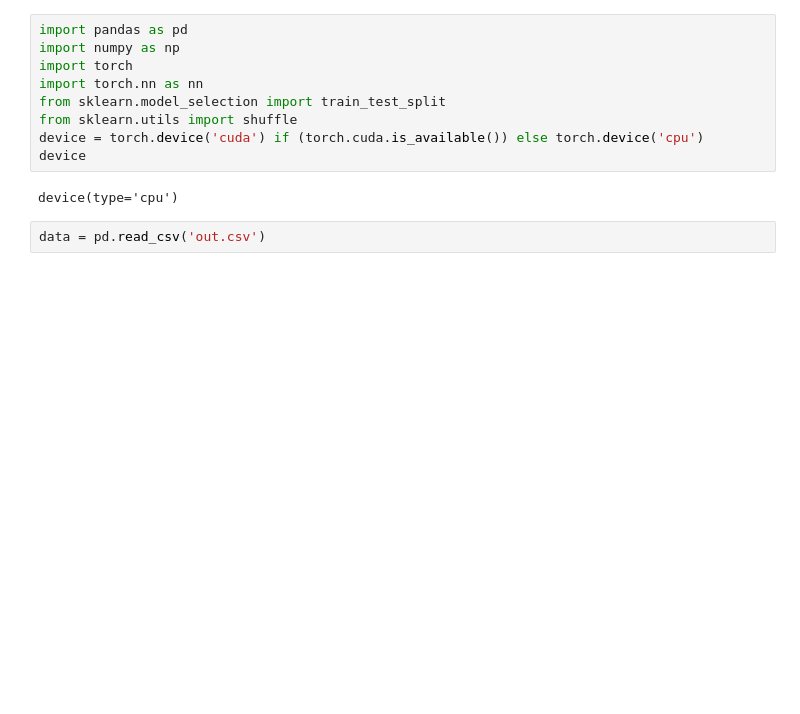
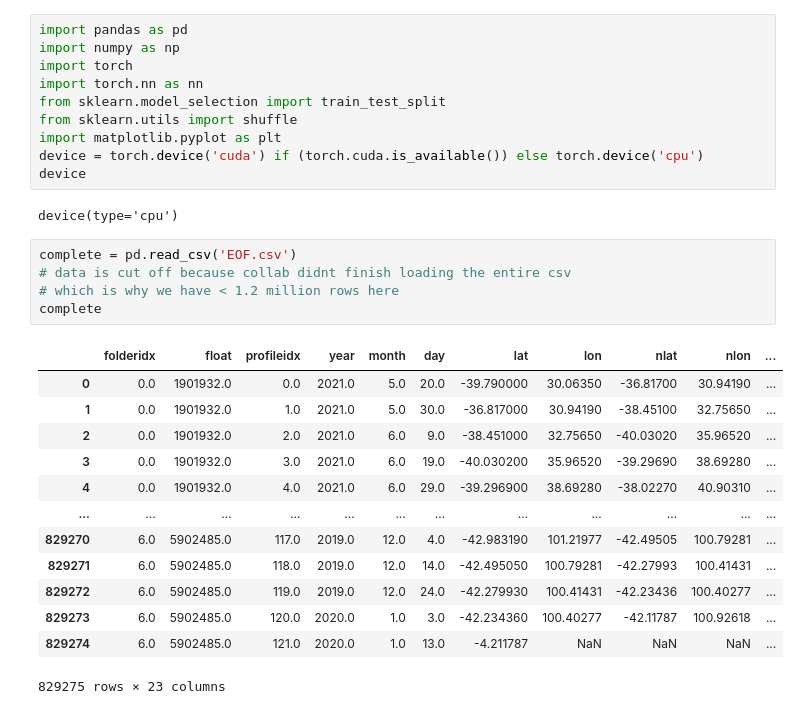
Before and after one commit to kalkulator413/argo_nn, a Jupyter notebook: train.ipynb, the cells around one changed output. Cells and saved outputs as stored; diff of their text form; blank space fills up the shorter version.

```diff
--- a/train.ipynb
+++ b/train.ipynb
@@ -5,9 +5,27 @@ import torch
 import torch.nn as nn
 from sklearn.model_selection import train_test_split
 from sklearn.utils import shuffle
+import matplotlib.pyplot as plt
 device = torch.device('cuda') if (torch.cuda.is_available()) else torch.device('cpu')
 device
 # %% [output]
 device(type='cpu')
-# %%
-data = pd.read_csv('out.csv')
+# %%
+complete = pd.read_csv('EOF.csv')
+# data is cut off because collab didnt finish loading the entire csv
+# which is why we have < 1.2 million rows here
+complete
+# %% [output]
+|  | folderidx | float | profileidx | year | month | day | lat | lon | nlat | nlon | ... |
+| 0 | 0.0 | 1901932.0 | 0.0 | 2021.0 | 5.0 | 20.0 | -39.790000 | 30.06350 | -36.81700 | 30.94190 | ... |
+| 1 | 0.0 | 1901932.0 | 1.0 | 2021.0 | 5.0 | 30.0 | -36.817000 | 30.94190 | -38.45100 | 32.75650 | ... |
+| 2 | 0.0 | 1901932.0 | 2.0 | 2021.0 | 6.0 | 9.0 | -38.451000 | 32.75650 | -40.03020 | 35.96520 | ... |
+| 3 | 0.0 | 1901932.0 | 3.0 | 2021.0 | 6.0 | 19.0 | -40.030200 | 35.96520 | -39.29690 | 38.69280 | ... |
+| 4 | 0.0 | 1901932.0 | 4.0 | 2021.0 | 6.0 | 29.0 | -39.296900 | 38.69280 | -38.02270 | 40.90310 | ... |
+| ... | ... | ... | ... | ... | ... | ... | ... | ... | ... | ... | ... |
+| 829270 | 6.0 | 5902485.0 | 117.0 | 2019.0 | 12.0 | 4.0 | -42.983190 | 101.21977 | -42.49505 | 100.79281 | ... |
+| 829271 | 6.0 | 5902485.0 | 118.0 | 2019.0 | 12.0 | 14.0 | -42.495050 | 100.79281 | -42.27993 | 100.41431 | ... |
+| 829272 | 6.0 | 5902485.0 | 119.0 | 2019.0 | 12.0 | 24.0 | -42.279930 | 100.41431 | -42.23436 | 100.40277 | ... |
+| 829273 | 6.0 | 5902485.0 | 120.0 | 2020.0 | 1.0 | 3.0 | -42.234360 | 100.40277 | -42.11787 | 100.92618 | ... |
+| 829274 | 6.0 | 5902485.0 | 121.0 | 2020.0 | 1.0 | 13.0 | -4.211787 | NaN | NaN | NaN | ... |
+829275 rows × 23 columns
```
Also changed, not shown: parts of 6 cells of this notebook.
